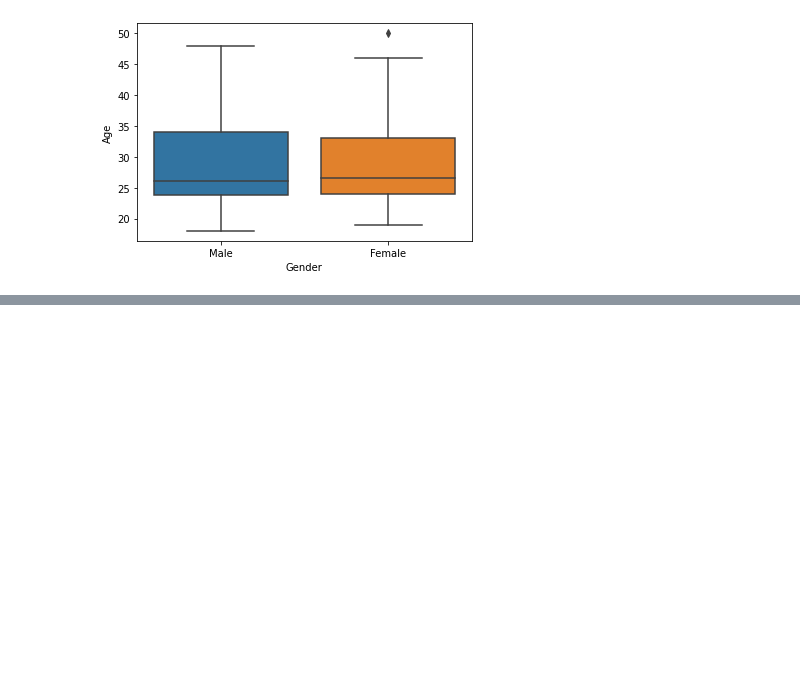
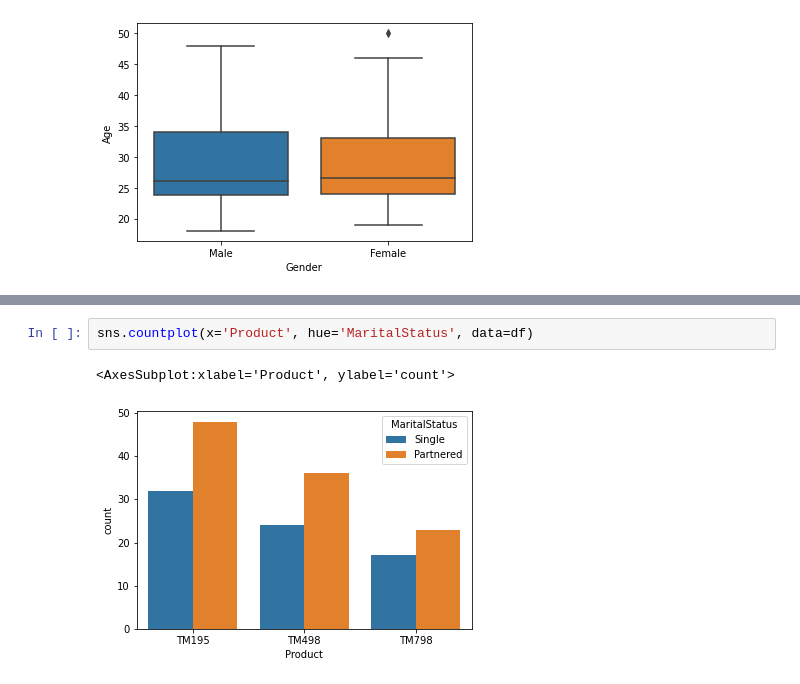
Before and after one commit to barnwalp/jupyter_notebook, a Jupyter notebook: CardioGoodFitness - Descriptive Statistics.ipynb, the cells around one changed output, grey strips where cells are left out. Drawn from its saved outputs; the diff is of its cells as text; blank space fills up the shorter version.

Commit message:
feat/data distribution

```diff
--- a/CardioGoodFitness - Descriptive Statistics.ipynb
+++ b/CardioGoodFitness - Descriptive Statistics.ipynb
@@ -111,0 +122,5 @@ pd.crosstab(df['Product'], df['Gender'])
+# %%
+sns.countplot(x='Product', hue='MaritalStatus', data=df)
+# %% [output]
+<AxesSubplot:xlabel='Product', ylabel='count'>
+[figure, added]
```
Also changed, not shown: parts of 6 cells of this notebook.
